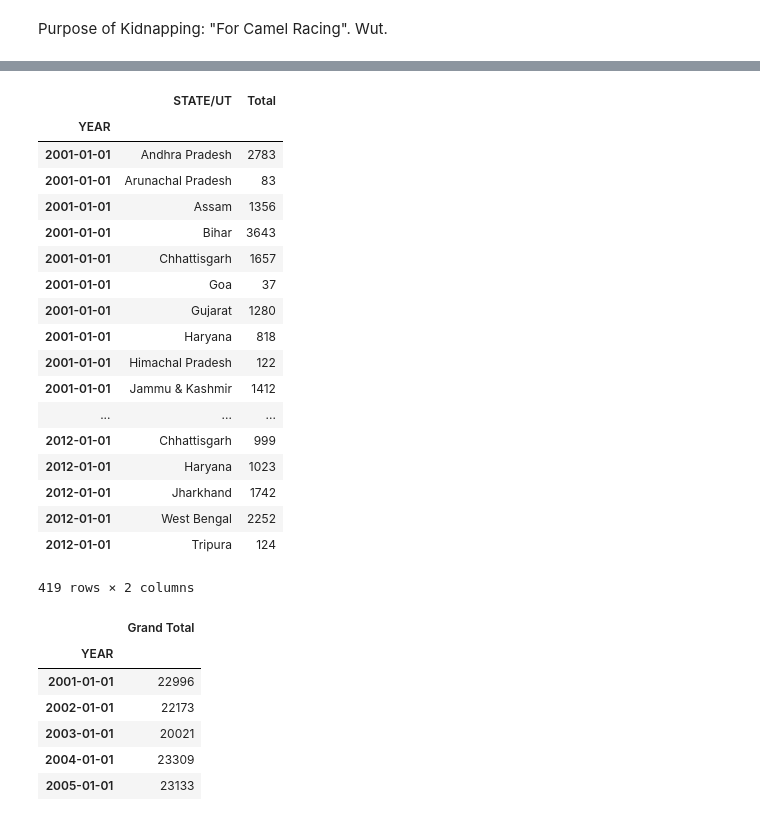
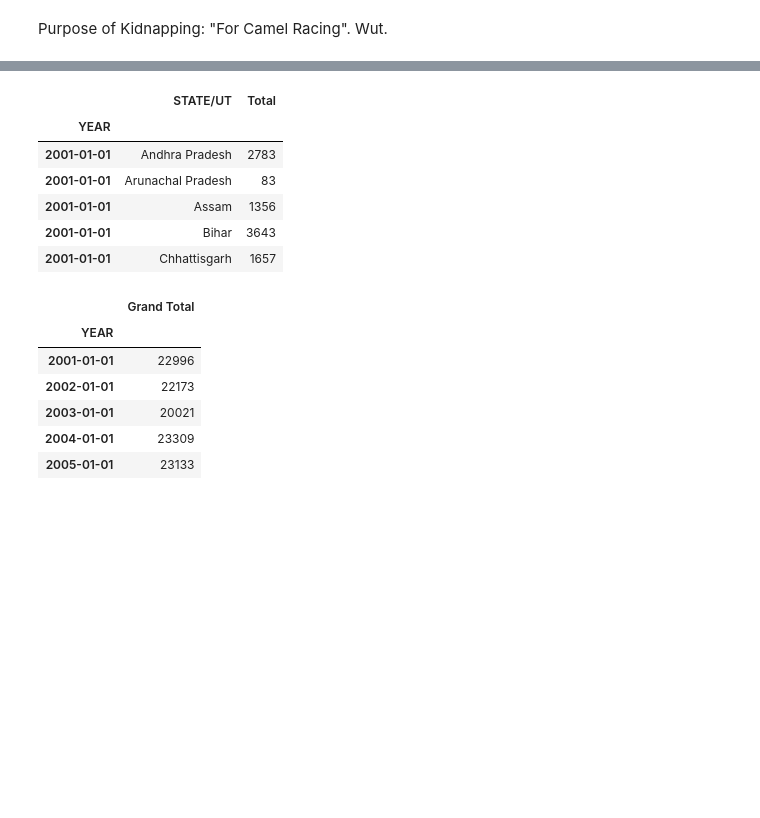
Before and after one commit to RadhikaG/misc, a Jupyter notebook: Crime Data Visualization-Blog Version.ipynb, the cells around one changed output, grey strips where cells are left out. Saved outputs shown, nothing was run; the diff lists cells and outputs as text; code cells hidden in the pictures; blank space fills up the shorter version.

```diff
--- a/Crime Data Visualization-Blog Version.ipynb
+++ b/Crime Data Visualization-Blog Version.ipynb
@@ -91,25 +67,13 @@ india_murder
 # %%
-state_murder = india_murder[india_murder.GENDER == 'Total']
+state_murder = india_murder[india_murder['GENDER'] == 'Total']
 state_murder = state_murder[[0, 8]]
-state_murder
+state_murder.head()
 # %% [output]
 |  | STATE/UT | Total |
 | YEAR |  |  |
 | 2001-01-01 | Andhra Pradesh | 2783 |
 | 2001-01-01 | Arunachal Pradesh | 83 |
 | 2001-01-01 | Assam | 1356 |
 | 2001-01-01 | Bihar | 3643 |
 | 2001-01-01 | Chhattisgarh | 1657 |
-| 2001-01-01 | Goa | 37 |
-| 2001-01-01 | Gujarat | 1280 |
-| 2001-01-01 | Haryana | 818 |
-| 2001-01-01 | Himachal Pradesh | 122 |
-| 2001-01-01 | Jammu & Kashmir | 1412 |
-| ... | ... | ... |
-| 2012-01-01 | Chhattisgarh | 999 |
-| 2012-01-01 | Haryana | 1023 |
-| 2012-01-01 | Jharkhand | 1742 |
-| 2012-01-01 | West Bengal | 2252 |
-| 2012-01-01 | Tripura | 124 |
-419 rows × 2 columns
 # %%
```
Also changed, not shown: parts of 8 cells of this notebook.
